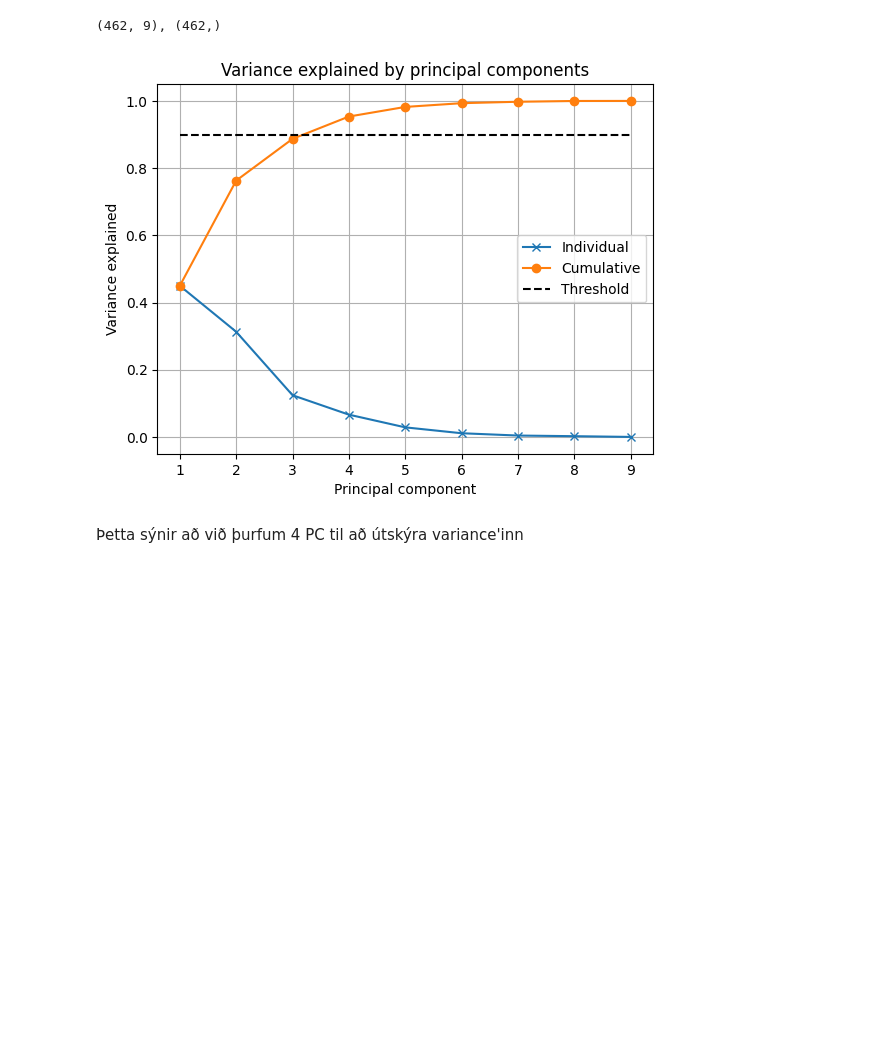
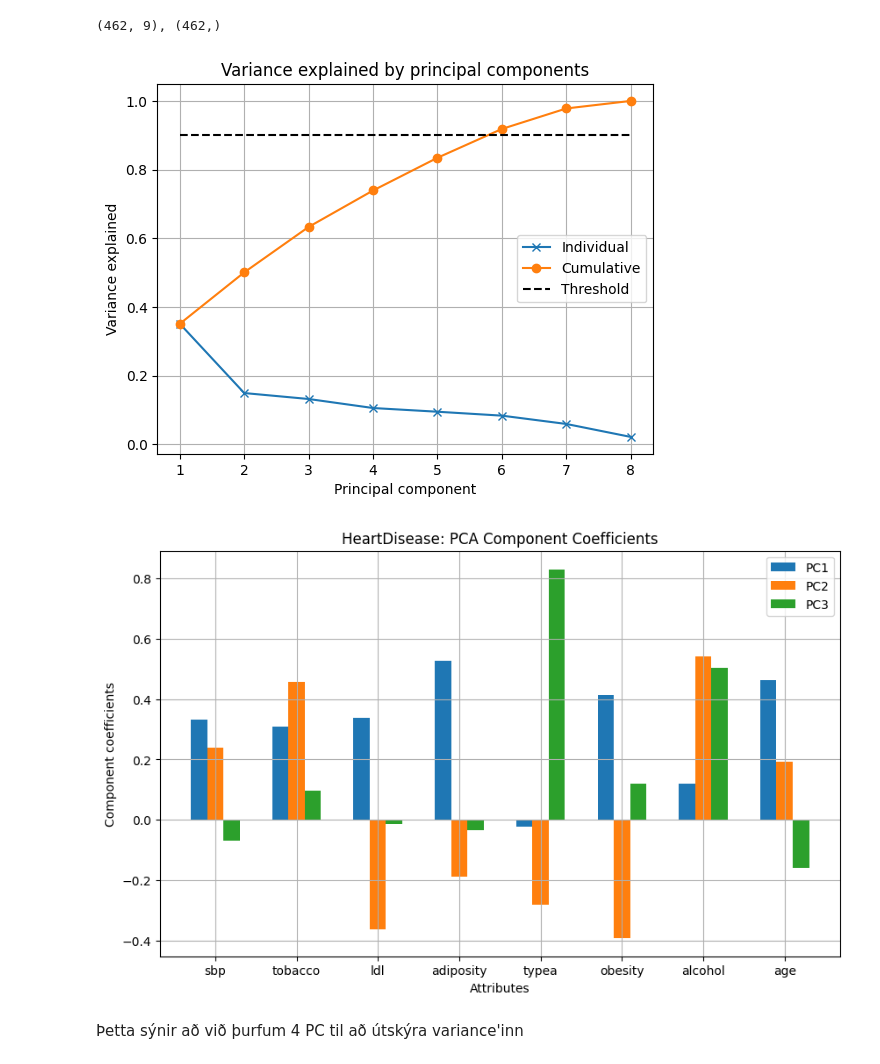
Before and after one commit to bodvarsdottirkristin/ML-group17, a Jupyter notebook: ML-Project1/pca_analysis.ipynb, the cells around one changed output. Saved outputs shown, nothing was run; the diff lists cells and outputs as text; code cells hidden in the pictures; blank space fills up the shorter version.

```diff
--- a/ML-Project1/pca_analysis.ipynb
+++ b/ML-Project1/pca_analysis.ipynb
@@ -43,14 +43,14 @@ print(f"{X.shape}, {y.shape}")
 (462, 9), (462,)
 # %%
 # Start by normalizing
-
-
-
+# Aftur nema normalized
+X_no_binary = X.drop(columns="famhist", axis=1)
+X_tilde = (X_no_binary - np.mean(X_no_binary, axis=0)) / np.std(X_no_binary, axis=0)
 
 # Create a PCA object and fit to the data
 pca = PCA()
 
-pca.fit(X)
+pca.fit(X_tilde)
 V = pca.components_.T
 # Compute fraction of variance explained
 rho = pca.explained_variance_ratio_
@@ -68,7 +68,23 @@ plt.legend(["Individual", "Cumulative", "Threshold"])
 plt.grid()
 plt.show()
 # %% [output]
-[figure, old version]
+[figure, new version]
+# %%
+bw = 0.2
+r = np.arange(1, X_tilde.shape[1] + 1)
+
+fig = plt.figure(figsize=(10, 6))
+plt.title("HeartDisease: PCA Component Coefficients")
+for i, pc in enumerate(V[:, :3].T):
+    plt.bar(r + i * bw, pc, width=bw, label=f"PC{i+1}")
+plt.xticks(r + bw, X_tilde.columns)
+plt.xlabel("Attributes")
+plt.ylabel("Component coefficients")
+plt.legend()
+plt.grid()
+plt.show()
+# %% [output]
+[figure, added]
 # %% [markdown]
 Þetta sýnir að við þurfum 4 PC til að útskýra variance'inn
 # %%
```
Also changed, not shown: parts of 2 cells of this notebook.
